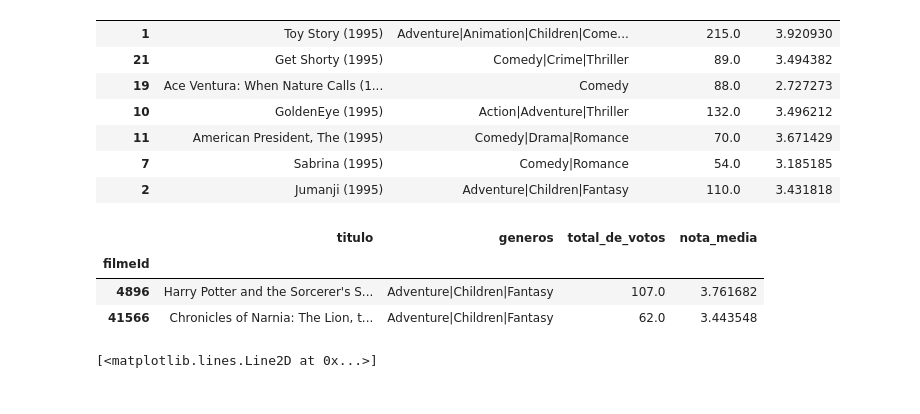
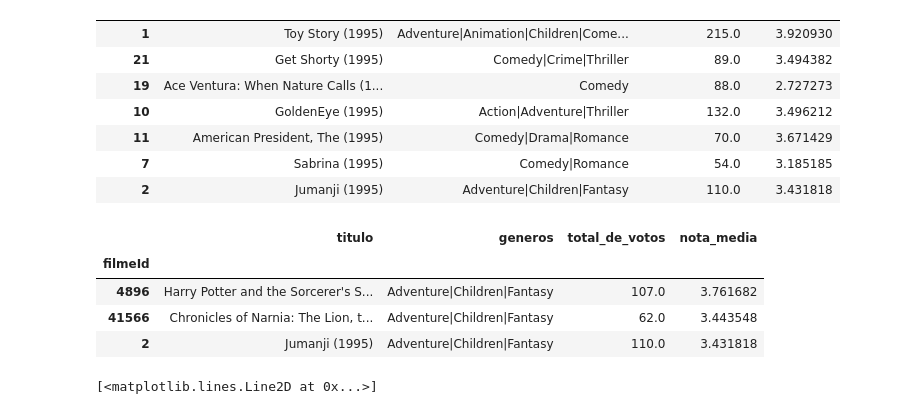
Before and after one commit to lucaverdade/Recomenda-Filmes, a Jupyter notebook: recomenda.filmes.ipynb, the cells around one changed output. Saved outputs shown, nothing was run; the diff lists cells and outputs as text; code cells hidden in the pictures.

```diff
--- a/recomenda.filmes.ipynb
+++ b/recomenda.filmes.ipynb
@@ -160,12 +160,13 @@ filmes.loc[eu_assisti]
 | 2 | Jumanji (1995) | Adventure|Children|Fantasy | 110.0 | 3.431818 |
 # %%
 aventura_infantil_e_fantasia = filmes_com_mais_de_50_votos.query("generos=='Adventure|Children|Fantasy'")
-aventura_infantil_e_fantasia.drop(eu_assisti, errors='ignore').sort_values("nota_media", ascending = False).head(10)
+aventura_infantil_e_fantasia.sort_values("nota_media", ascending = False).head(10)
 # %% [output]
 |  | titulo | generos | total_de_votos | nota_media |
 | filmeId |  |  |  |  |
 | 4896 | Harry Potter and the Sorcerer's S... | Adventure|Children|Fantasy | 107.0 | 3.761682 |
 | 41566 | Chronicles of Narnia: The Lion, t... | Adventure|Children|Fantasy | 62.0 | 3.443548 |
+| 2 | Jumanji (1995) | Adventure|Children|Fantasy | 110.0 | 3.431818 |
 # %%
 import matplotlib.pyplot as plt
 plt.plot(4, 4.5, "go")
```
Also changed, not shown: parts of 14 cells of this notebook, 1 other file.
